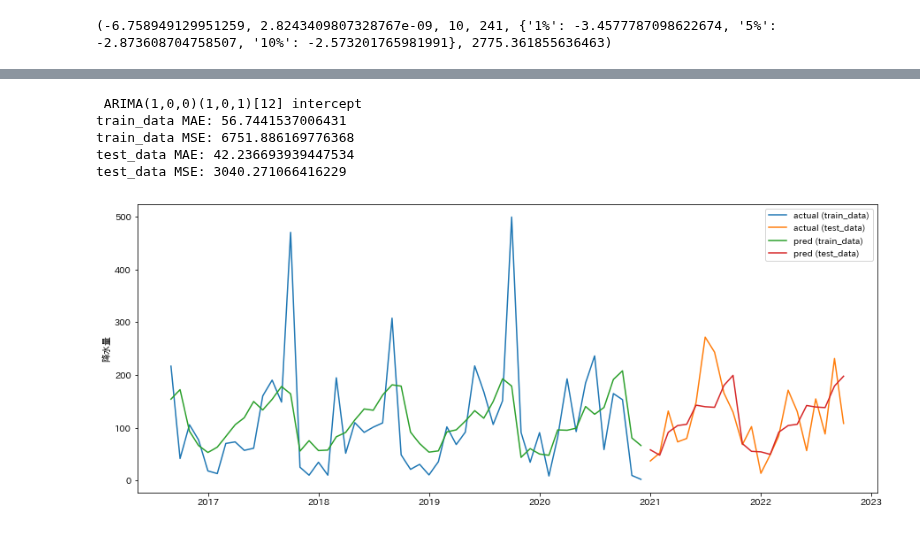
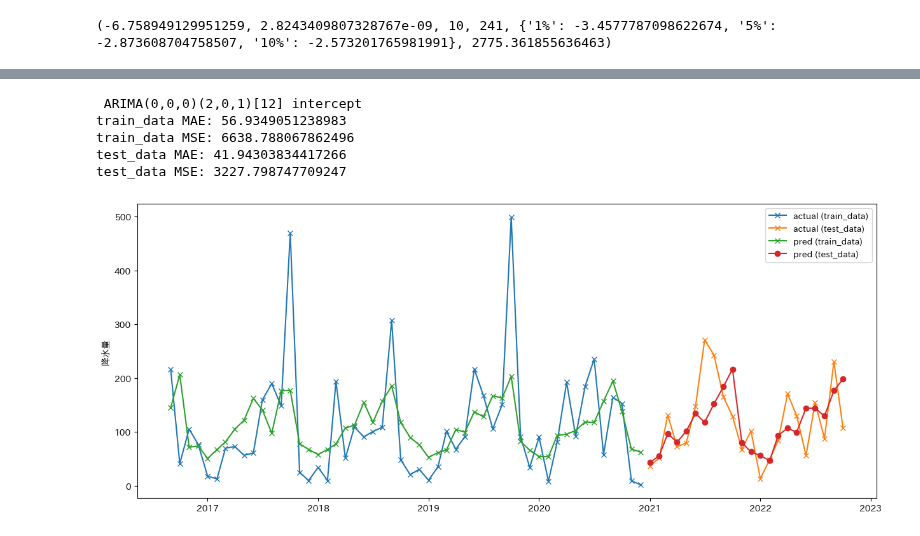
Before and after one commit to KHiraGit/sudspg_ds, a Jupyter notebook: ml08_work.ipynb, the cells around one changed output, grey strips where cells are left out. Saved outputs shown, nothing was run; the diff lists cells and outputs as text; code cells hidden in the pictures.

```diff
--- a/ml08_work.ipynb
+++ b/ml08_work.ipynb
@@ -79,37 +79,37 @@ fig = statsmodels.api.graphics.tsa.plot_pacf(data, lags=40, ax=ax[1], method='yw
 # %%
 # 次数探索を行い、最適次数でモデルを作成し、学習データで学習
 auto_model = pmdarima.auto_arima(train_data[y_label].values, seasonal=True, m=12)
 print(auto_model)
 
 ##学習データの期間の予測値と、その平均絶対誤差(MAE)と平均二乗誤差(MSE)
 train_pred = auto_model.predict_in_sample()
 print('train_data MAE:',
       sklearn.metrics.mean_absolute_error(train_data[y_label].values, train_pred))
 print('train_data MSE:',
       sklearn.metrics.mean_squared_error(train_data[y_label].values, train_pred))
 ##テストデータの期間の予測値と予測区間(95%信頼区間)と、その平均絶対誤差(MAE)と平均二乗誤差(MSE)
 test_pred, test_pred_ci = auto_model.predict(n_periods=test_data.shape[0], return_conf_int=True)
 print('test_data MAE:',
       sklearn.metrics.mean_absolute_error(test_data[y_label].values, test_pred))
 print('test_data MSE:',
       sklearn.metrics.mean_squared_error(test_data[y_label].values, test_pred))
 
 # 観測値と予測値をグラフで表示 (見やすくするために、2016年7月以降を表示)
 fig, ax = plt.subplots(1, 1, figsize=(15,6))
 ax.set_ylabel(y_label)
-g = ax.plot(train_data[200:][x_label], train_data[200:][y_label], label="actual (train_data)")
-g = ax.plot(test_data[x_label], test_data[y_label], label="actual (test_data)")
-g = ax.plot(train_data[200:][x_label], train_pred[200:], label="pred (train_data)")
-g = ax.plot(test_data[x_label], test_pred, label="pred (test_data)")
+g = ax.plot(train_data[200:][x_label], train_data[200:][y_label], marker='x', label="actual (train_data)")
+g = ax.plot(test_data[x_label], test_data[y_label], marker='x', label="actual (test_data)")
+g = ax.plot(train_data[200:][x_label], train_pred[200:], marker='x', label="pred (train_data)")
+g = ax.plot(test_data[x_label], test_pred, marker='o', label="pred (test_data)")
 # ax.fill_between(test_data[x_label], test_pred_ci[:, 0], test_pred_ci[:, 1], color='c', alpha=.2)
 g = ax.legend()
 # %% [output]
- ARIMA(1,0,0)(1,0,1)[12] intercept
-train_data MAE: 56.7441537006431
-train_data MSE: 6751.886169776368
-test_data MAE: 42.236693939447534
-test_data MSE: 3040.271066416229
+ ARIMA(0,0,0)(2,0,1)[12] intercept
+train_data MAE: 56.9349051238983
+train_data MSE: 6638.788067862496
+test_data MAE: 41.94303834417266
+test_data MSE: 3227.798747709247
-[figure, old version]
+[figure, new version]
 # %%
 # 推移行列などの初期化
 ## 島田直樹、時系列解析(共立出版)のサンプルコートから引用
```
Also changed, not shown: parts of 1 cell of this notebook.
